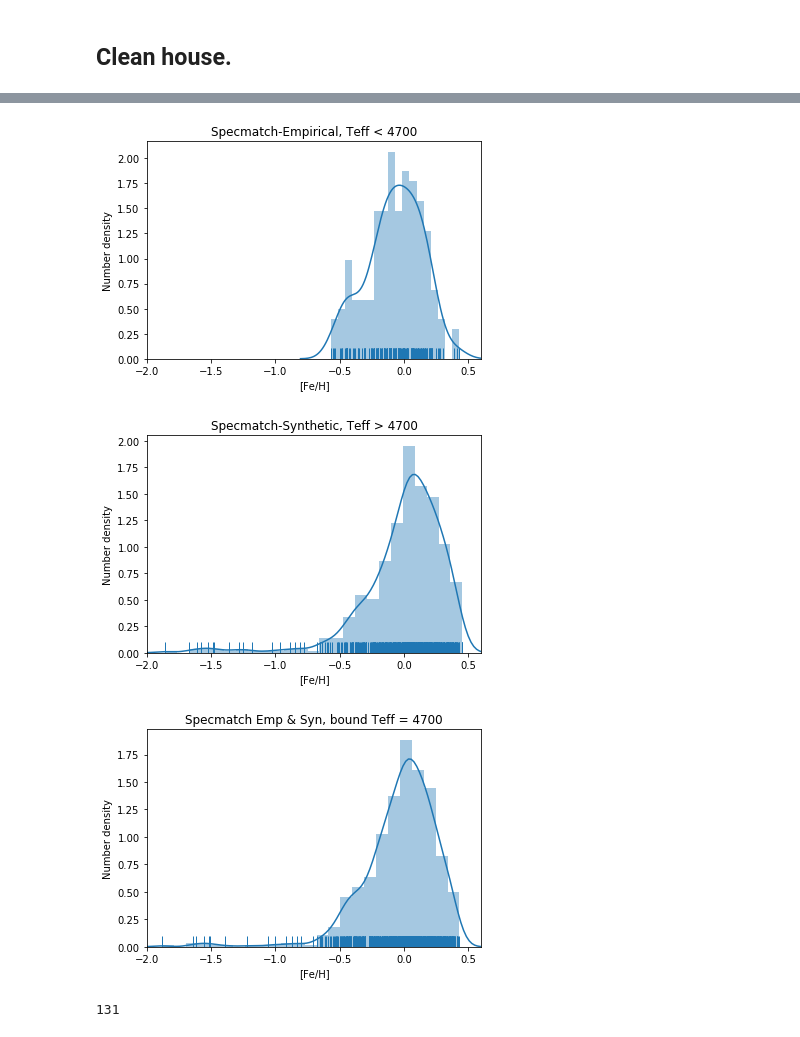
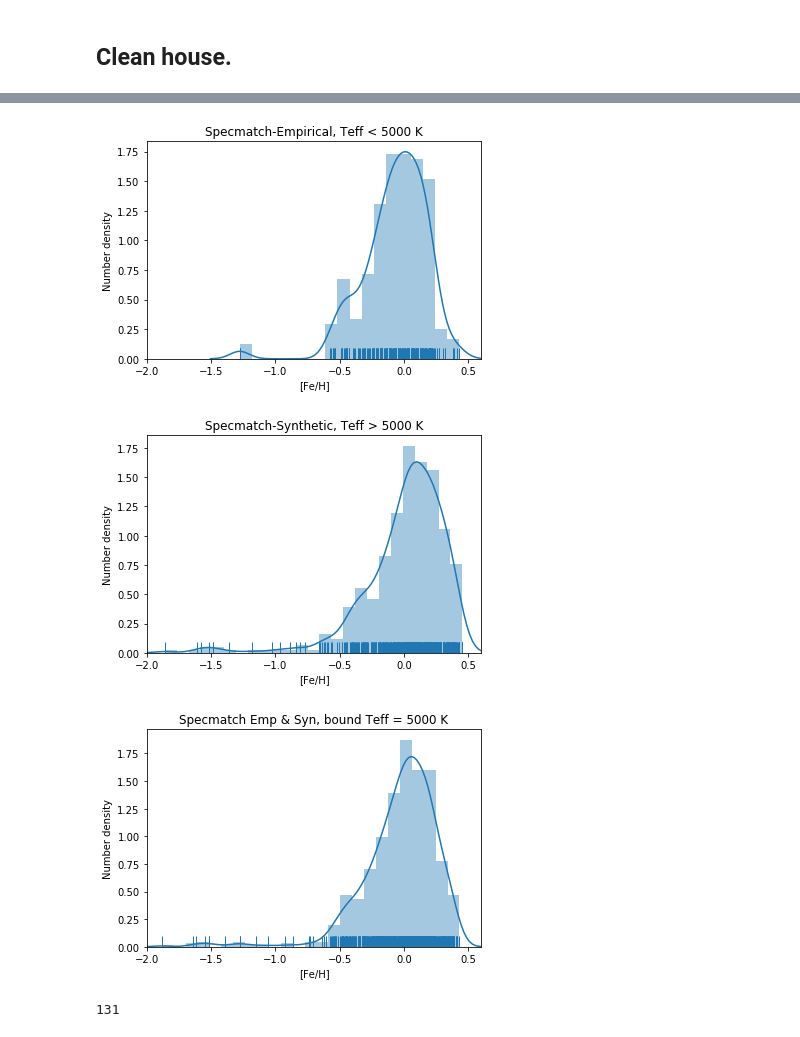
Before and after one commit to leerosenthalj/CLSI, a Jupyter notebook: legacy_tables/Stellar_legacy_selection.ipynb, the cells around one changed output, grey strips where cells are left out. Cells and saved outputs as stored; diff of their text form; code cells hidden in the pictures.

```diff
--- a/legacy_tables/Stellar_legacy_selection.ipynb
+++ b/legacy_tables/Stellar_legacy_selection.ipynb
@@ -94,11 +71,8 @@ select_syn_columns = ['obs','name', 'teff', 'teff_err', 'logg',
                       'iso_parallax_err2'
                      ]
 
-#select_emp_columns = ['obs','name', 'teff', 'teff_err',
-#                      'radius', 'radius_err', 'fe', 'fe_err']
-
 select_emp_columns = ['obs','name', 'teff', 'teff_err', 'logg',
-                      'logg_err', 'fe', 'fe_err',
+                      'logg_err', 'fe', 'fe_err', 'radius', 'radius_err',
                       'iso_mass', 'iso_mass_err1', 'iso_mass_err2',
                       'iso_radius', 'iso_radius_err1', 'iso_radius_err2',
                       'iso_logage', 'iso_logage_err1', 'iso_logage_err2',
@@ -193,5 +204,5 @@ merge_legacy.loc[nandex]
 # %% [markdown]
 ## Make unique, median dataframe for stellar parameters. Save.
 # %%
-specmatch_legacy = merge_legacy.groupby('name', as_index=False).median()
+specmatch_legacy = merge_legacy.groupby('name', as_index=False).median().reset_index()
 # %%
@@ -219,8 +293,8 @@ specmatch_legacy.to_csv('legacy_specmatch_medians.csv')
 # %% [markdown]
 ## Clean house.
 # %%
-spec_syn = specmatch_legacy.query('teff_emp > 4700')
-spec_emp = specmatch_legacy.query('teff_emp <= 4700')
+spec_syn = specmatch_legacy.query('teff_emp > 5000')
+spec_emp = specmatch_legacy.query('teff_emp <= 5000')
 # %%
 print(len(spec_syn), len(spec_emp))
 # %% [output]
@@ -246,36 +320,36 @@ fig2.savefig('specmatch_metallicity_histogram_syn_all.pdf')
 # %%
 ax = sns.distplot(spec_emp['fe_emp'], bins=18, rug=True)
 ax.set(xlabel='[Fe/H]', ylabel='Number density')
-ax.set_title('Specmatch-Empirical, Teff < 4700')
+ax.set_title('Specmatch-Empirical, Teff < 5000 K')
 ax.set_xlim([-2, 0.6])
 
 fig = ax.get_figure()
 fig.savefig('specmatch_metallicity_histogram_emp.pdf')
 # %% [output]
-[figure, old version]
+[figure, new version]
 # %%
 #[~np.isnan(spec_syn['fe'])]
 ax = sns.distplot(spec_syn['fe'], bins=25, rug=True)
 ax.set(xlabel='[Fe/H]', ylabel='Number density')
-ax.set_title('Specmatch-Synthetic, Teff > 4700')
+ax.set_title('Specmatch-Synthetic, Teff > 5000 K')
 ax.set_xlim([-2, 0.6])
 
 fig = ax.get_figure()
 fig.savefig('specmatch_metallicity_histogram_synthetic.pdf')
 # %% [output]
-[figure, old version]
+[figure, new version]
 # %%
 fe_all = spec_syn['iso_fe'].tolist() + spec_emp['fe_emp'].tolist()
 #[~np.isnan(fe_all)]
 ax = sns.distplot(fe_all, bins=25, rug=True)
 ax.set(xlabel='[Fe/H]', ylabel='Number density')
-ax.set_title('Specmatch Emp & Syn, bound Teff = 4700')
+ax.set_title('Specmatch Emp & Syn, bound Teff = 5000 K')
 ax.set_xlim([-2, 0.6])
 
 fig = ax.get_figure()
 fig.savefig('specmatch_metallicity_histogram_all.pdf')
 # %% [output]
-[figure, old version]
+[figure, new version]
 # %%
 low_metals = specmatch_legacy.loc[specmatch_legacy.fe < -0.6]
 len(low_metals)
```
Also changed, not shown: parts of 28 cells of this notebook, 7 other files.
